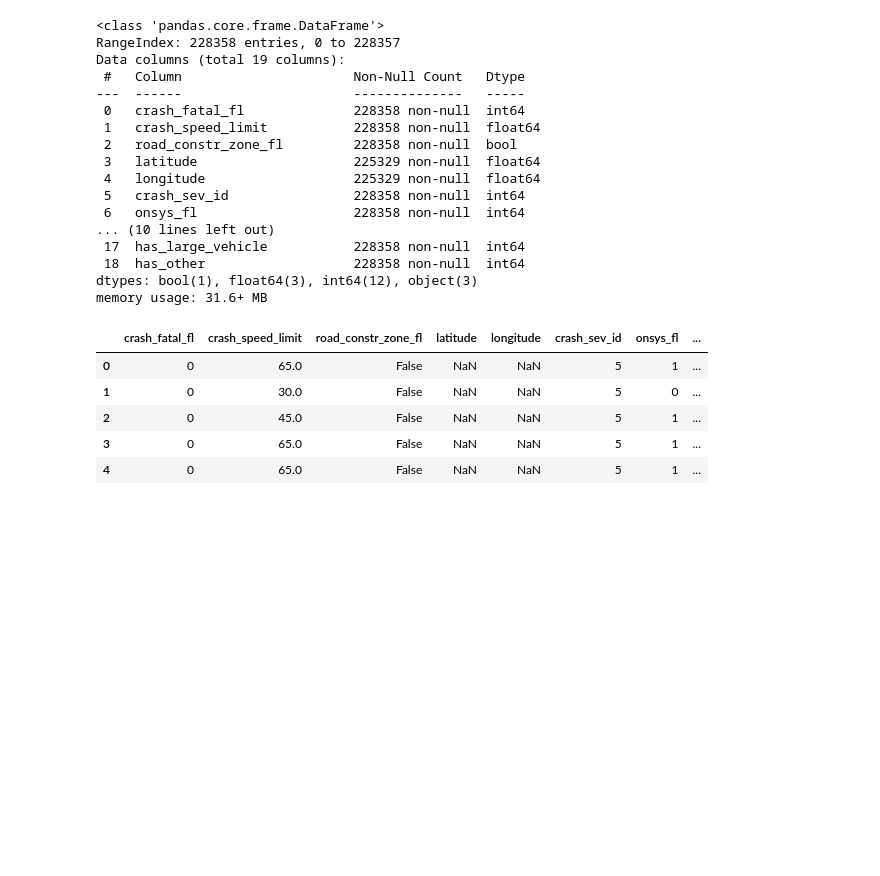
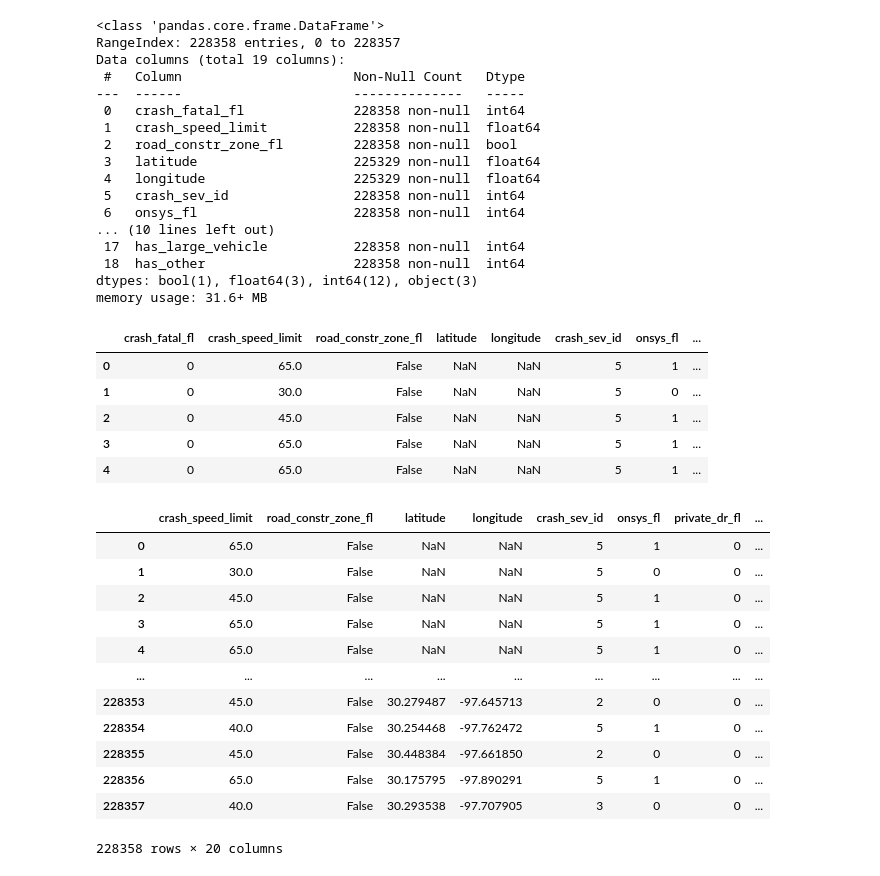
Before and after one commit to veee676/6302FinalTexasTrafficAccidentSeverityPrediction, a Jupyter notebook: Preprocessing.ipynb, the cells around one changed output. Saved outputs shown, nothing was run; the diff lists cells and outputs as text; code cells hidden in the pictures; blank space fills up the shorter version.

Commit message:
working on timestamp features for classification problem

```diff
--- a/Preprocessing.ipynb
+++ b/Preprocessing.ipynb
@@ -384,7 +384,26 @@ df_class.head()
 | 3 | 0 | 65.0 | False | NaN | NaN | 5 | 1 | ... |
 | 4 | 0 | 65.0 | False | NaN | NaN | 5 | 1 | ... |
 # %%
-# drop crash fatal flag, keep only one timestamp for date and time of crash
+# drop crash fatal flag, keep only one timestamp for date and time of crash (not using utc version)
+df_class = df_class.drop(columns=['crash_fatal_fl', 'crash_timestamp'])
+df_class['crash_timestamp'] = pd.to_datetime(df_class['crash_timestamp_us/central'], errors='coerce')
+df_class['hour'] = df_class['crash_timestamp'].dt.hour
+df_class['day_of_week'] = df_class['crash_timestamp'].dt.dayofweek
+df_class
+# %% [output]
+|  | crash_speed_limit | road_constr_zone_fl | latitude | longitude | crash_sev_id | onsys_fl | private_dr_fl | ... |
+| 0 | 65.0 | False | NaN | NaN | 5 | 1 | 0 | ... |
+| 1 | 30.0 | False | NaN | NaN | 5 | 0 | 0 | ... |
+| 2 | 45.0 | False | NaN | NaN | 5 | 1 | 0 | ... |
+| 3 | 65.0 | False | NaN | NaN | 5 | 1 | 0 | ... |
+| 4 | 65.0 | False | NaN | NaN | 5 | 1 | 0 | ... |
+| ... | ... | ... | ... | ... | ... | ... | ... | ... |
+| 228353 | 45.0 | False | 30.279487 | -97.645713 | 2 | 0 | 0 | ... |
+| 228354 | 40.0 | False | 30.254468 | -97.762472 | 5 | 1 | 0 | ... |
+| 228355 | 45.0 | False | 30.448384 | -97.661850 | 2 | 0 | 0 | ... |
+| 228356 | 65.0 | False | 30.175795 | -97.890291 | 5 | 1 | 0 | ... |
+| 228357 | 40.0 | False | 30.293538 | -97.707905 | 3 | 0 | 0 | ... |
+228358 rows × 20 columns
 # %%
 class_cormat = df_class.select_dtypes(include=['float64', 'int64']).corr()
 plt.figure(figsize=(10, 8))
```
